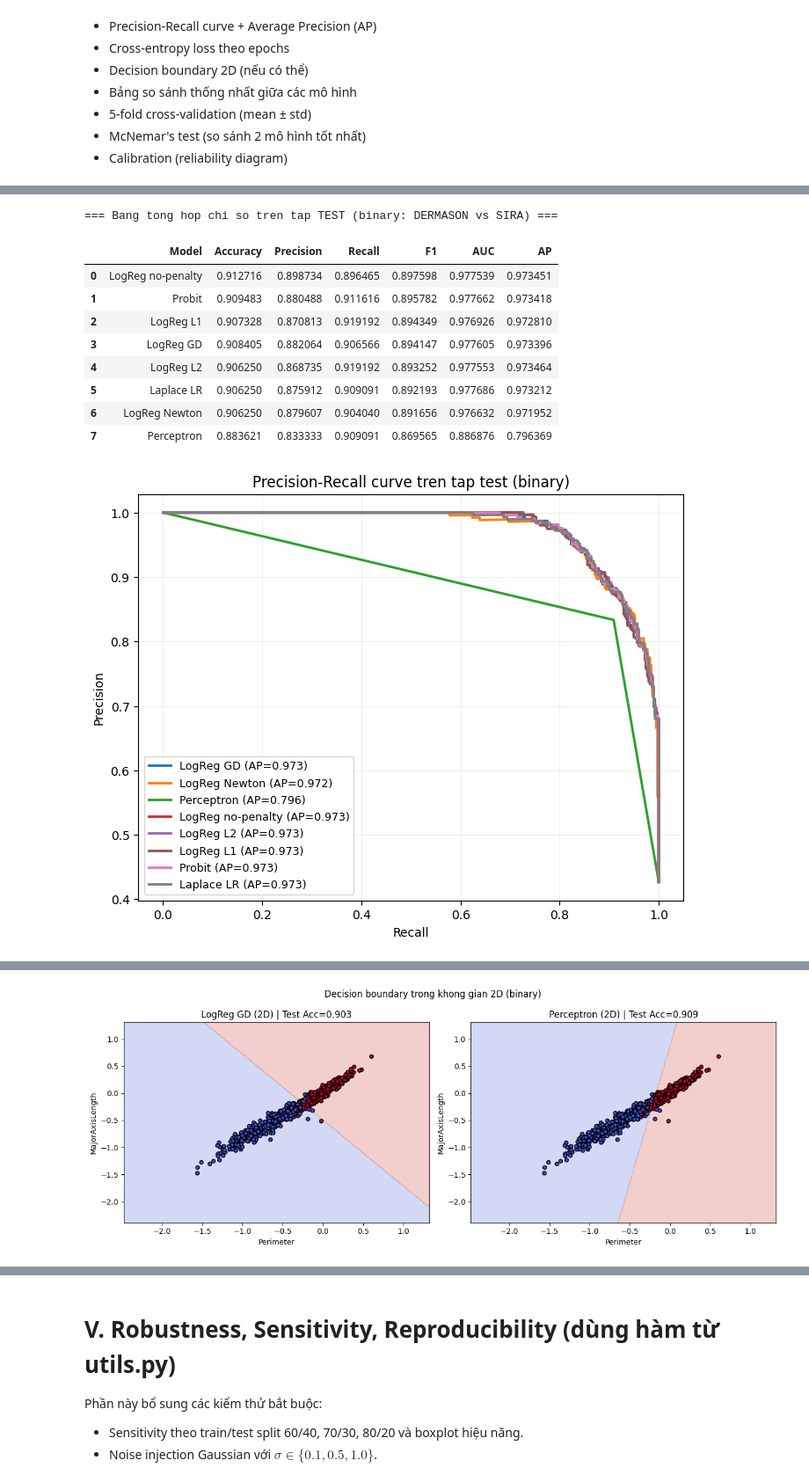
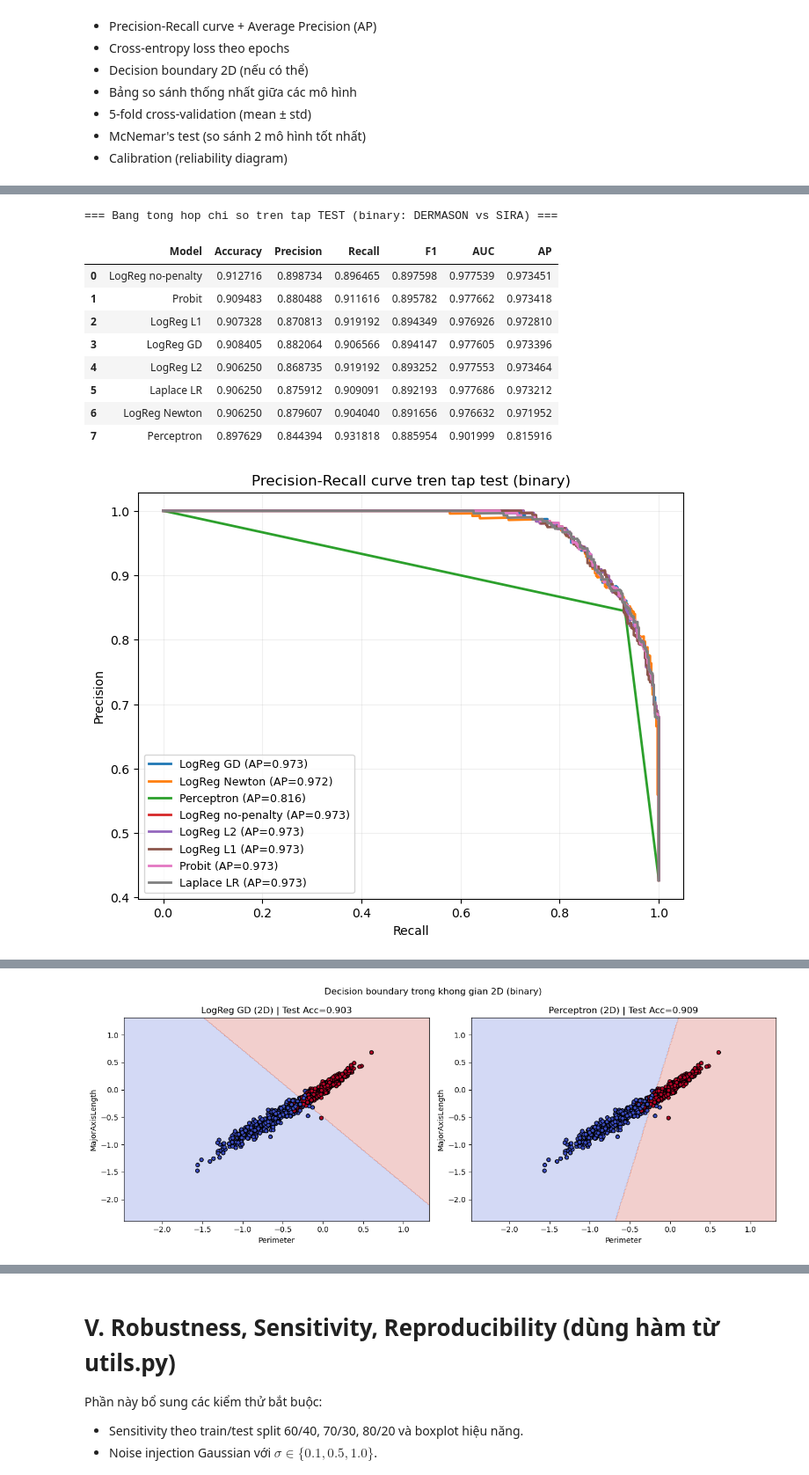
Before and after one commit to tdat1465/lab1-intro2ML, a Jupyter notebook: code/Part2_Classification/models.ipynb, the cells around one changed output, grey strips where cells are left out. Shown at 88% size. Saved outputs shown, nothing was run; the diff lists cells and outputs as text; code cells hidden in the pictures.

```diff
--- a/code/Part2_Classification/models.ipynb
+++ b/code/Part2_Classification/models.ipynb
@@ -7,9 +7,9 @@ from utils import *
 from sklearn.metrics import accuracy_score
 
 # Load the preprocessed data
-train_df = pd.read_csv('../../data/classification/processed/dry_bean/train_scaled.csv')
-val_df = pd.read_csv('../../data/classification/processed/dry_bean/val_scaled.csv')
-test_df = pd.read_csv('../../data/classification/processed/dry_bean/test_scaled.csv')
+train_df = pd.read_csv('../../data/classification/processed/train_scaled.csv')
+val_df = pd.read_csv('../../data/classification/processed/val_scaled.csv')
+test_df = pd.read_csv('../../data/classification/processed/test_scaled.csv')
 
 X_train = train_df.iloc[:, :-1].values
 y_train = train_df.iloc[:, -1].values
@@ -833,9 +833,9 @@ def _extract_multiclass_proba(model, X):
 
 
 # Load raw test labels again to avoid side effects from previous label encoding cells
-train_df_eval = pd.read_csv('../../data/classification/processed/dry_bean/train_scaled.csv')
-val_df_eval = pd.read_csv('../../data/classification/processed/dry_bean/val_scaled.csv')
-test_df_eval = pd.read_csv('../../data/classification/processed/dry_bean/test_scaled.csv')
+train_df_eval = pd.read_csv('../../data/classification/processed/train_scaled.csv')
+val_df_eval = pd.read_csv('../../data/classification/processed/val_scaled.csv')
+test_df_eval = pd.read_csv('../../data/classification/processed/test_scaled.csv')
 
 X_train_eval = train_df_eval.iloc[:, :-1].values
 y_train_eval_raw = train_df_eval.iloc[:, -1].values
@@ -1239,14 +1239,14 @@ Model tot nhat theo F1_macro: QDA
 === Bang tong hop chi so tren tap TEST (binary: DERMASON vs SIRA) ===
 |  | Model | Accuracy | Precision | Recall | F1 | AUC | AP |
 | 0 | LogReg no-penalty | 0.912716 | 0.898734 | 0.896465 | 0.897598 | 0.977539 | 0.973451 |
 | 1 | Probit | 0.909483 | 0.880488 | 0.911616 | 0.895782 | 0.977662 | 0.973418 |
 | 2 | LogReg L1 | 0.907328 | 0.870813 | 0.919192 | 0.894349 | 0.976926 | 0.972810 |
 | 3 | LogReg GD | 0.908405 | 0.882064 | 0.906566 | 0.894147 | 0.977605 | 0.973396 |
 | 4 | LogReg L2 | 0.906250 | 0.868735 | 0.919192 | 0.893252 | 0.977553 | 0.973464 |
 | 5 | Laplace LR | 0.906250 | 0.875912 | 0.909091 | 0.892193 | 0.977686 | 0.973212 |
 | 6 | LogReg Newton | 0.906250 | 0.879607 | 0.904040 | 0.891656 | 0.976632 | 0.971952 |
-| 7 | Perceptron | 0.883621 | 0.833333 | 0.909091 | 0.869565 | 0.886876 | 0.796369 |
+| 7 | Perceptron | 0.897629 | 0.844394 | 0.931818 | 0.885954 | 0.901999 | 0.815916 |
-[figure, old version]
+[figure, new version]
 [figure]
 [figure]
 [figure]
```
Also changed, not shown: parts of 14 cells of this notebook, 8 other files.
